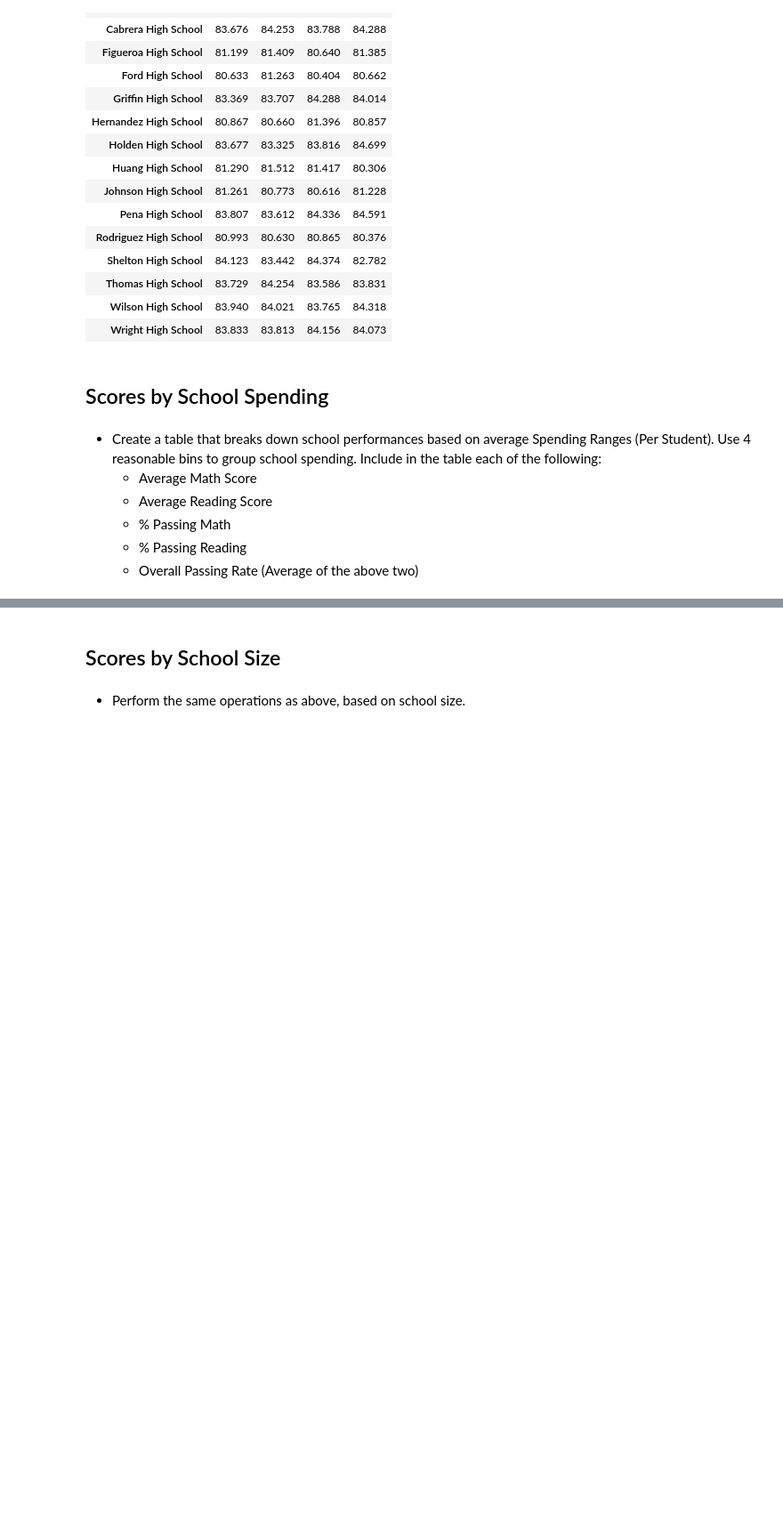
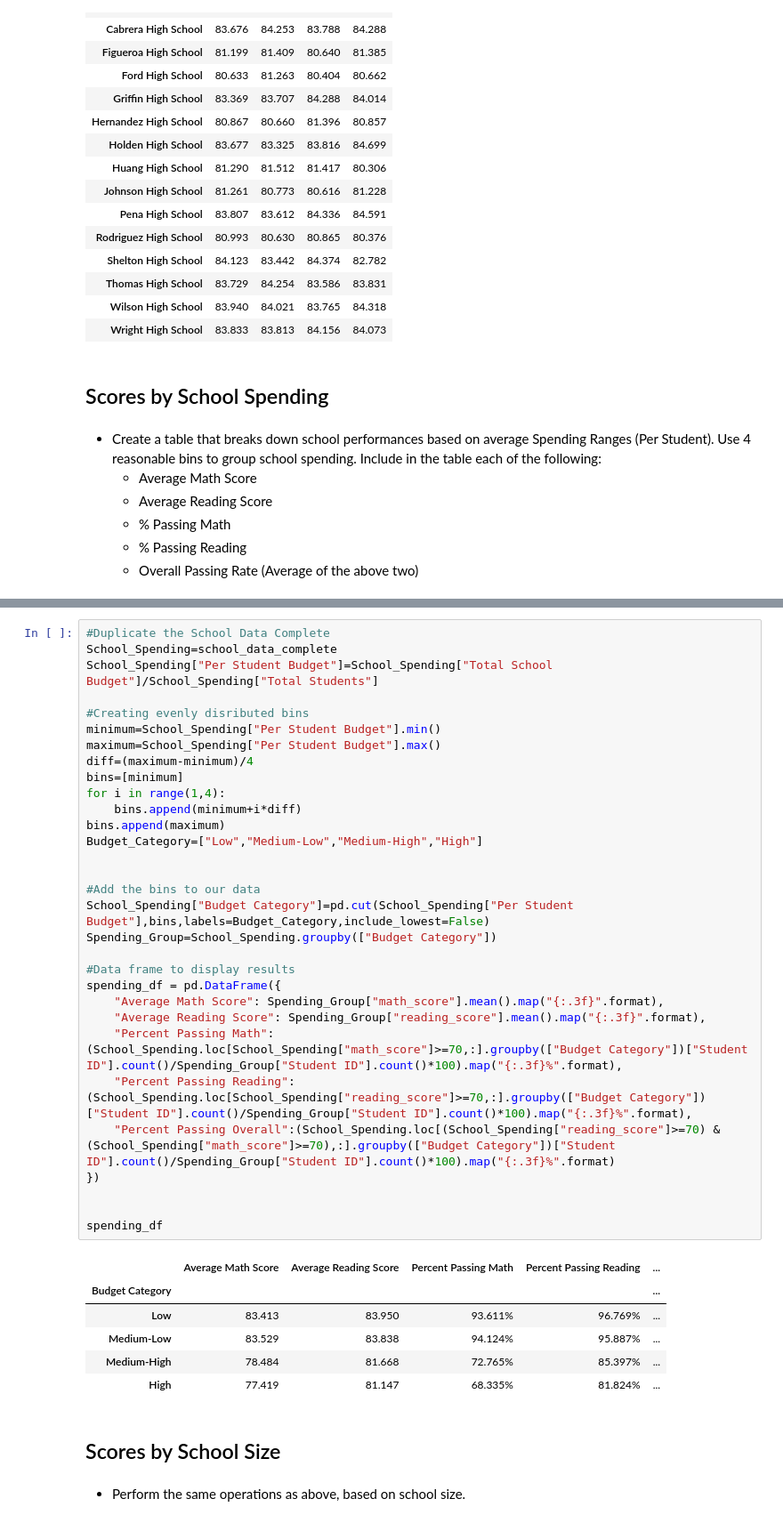
Before and after one commit to JoeKell/AreaSchoolAnalysis, a Jupyter notebook: PyCitySchools/PyCitySchools_final.ipynb, the cells around one changed output, grey strips where cells are left out. Shown at 89% size. Saved outputs shown, nothing was run; the diff lists cells and outputs as text; blank space fills up the shorter version.

Commit message:
Scores by School Spending complete.

```diff
--- a/PyCitySchools/PyCitySchools_final.ipynb
+++ b/PyCitySchools/PyCitySchools_final.ipynb
@@ -262,3 +254,41 @@ reading_df
+# %%
+#Duplicate the School Data Complete
+School_Spending=school_data_complete
+School_Spending["Per Student Budget"]=School_Spending["Total School Budget"]/School_Spending["Total Students"]
+
+#Creating evenly disributed bins
+minimum=School_Spending["Per Student Budget"].min()
+maximum=School_Spending["Per Student Budget"].max()
+diff=(maximum-minimum)/4
+bins=[minimum]
+for i in range(1,4):
+    bins.append(minimum+i*diff)
+bins.append(maximum)
+Budget_Category=["Low","Medium-Low","Medium-High","High"]
+
+
+#Add the bins to our data
+School_Spending["Budget Category"]=pd.cut(School_Spending["Per Student Budget"],bins,labels=Budget_Category,include_lowest=False)
+Spending_Group=School_Spending.groupby(["Budget Category"])
+
+#Data frame to display results
+spending_df = pd.DataFrame({
+    "Average Math Score": Spending_Group["math_score"].mean().map("{:.3f}".format),
+    "Average Reading Score": Spending_Group["reading_score"].mean().map("{:.3f}".format),
+    "Percent Passing Math":(School_Spending.loc[School_Spending["math_score"]>=70,:].groupby(["Budget Category"])["Student ID"].count()/Spending_Group["Student ID"].count()*100).map("{:.3f}%".format),
+    "Percent Passing Reading":(School_Spending.loc[School_Spending["reading_score"]>=70,:].groupby(["Budget Category"])["Student ID"].count()/Spending_Group["Student ID"].count()*100).map("{:.3f}%".format),
+    "Percent Passing Overall":(School_Spending.loc[(School_Spending["reading_score"]>=70) & (School_Spending["math_score"]>=70),:].groupby(["Budget Category"])["Student ID"].count()/Spending_Group["Student ID"].count()*100).map("{:.3f}%".format)
+})
+
+
+spending_df
+# %% [output]
+|  | Average Math Score | Average Reading Score | Percent Passing Math | Percent Passing Reading | ... |
+| Budget Category |  |  |  |  | ... |
+| Low | 83.413 | 83.950 | 93.611% | 96.769% | ... |
+| Medium-Low | 83.529 | 83.838 | 94.124% | 95.887% | ... |
+| Medium-High | 78.484 | 81.668 | 72.765% | 85.397% | ... |
+| High | 77.419 | 81.147 | 68.335% | 81.824% | ... |
 # %% [markdown]
 ## Scores by School Size
 # %% [markdown]
```
Also changed, not shown: parts of 1 cell of this notebook.
